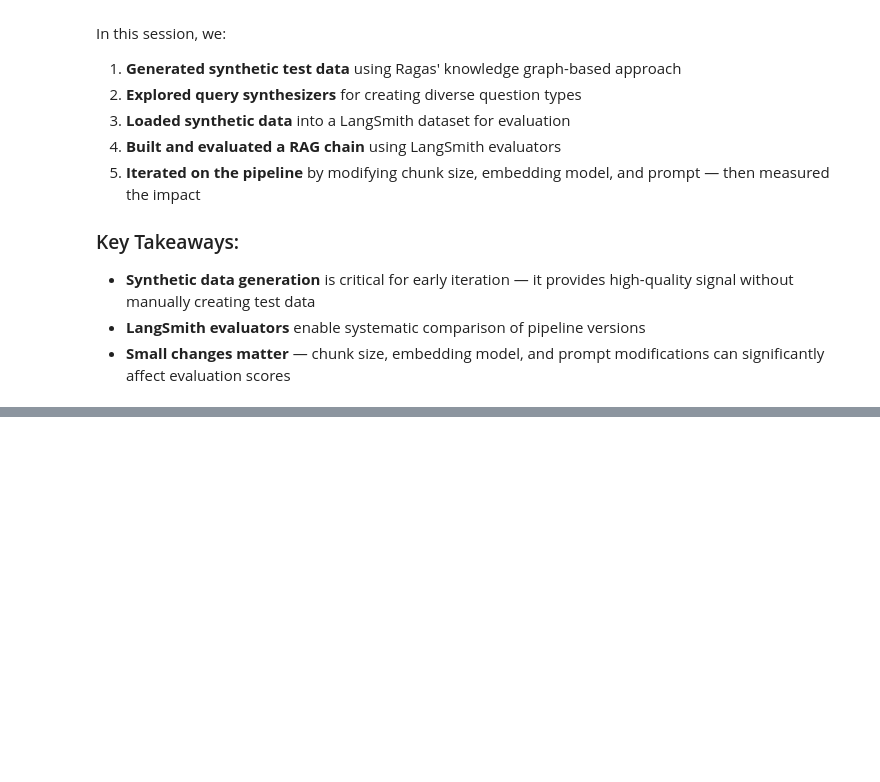
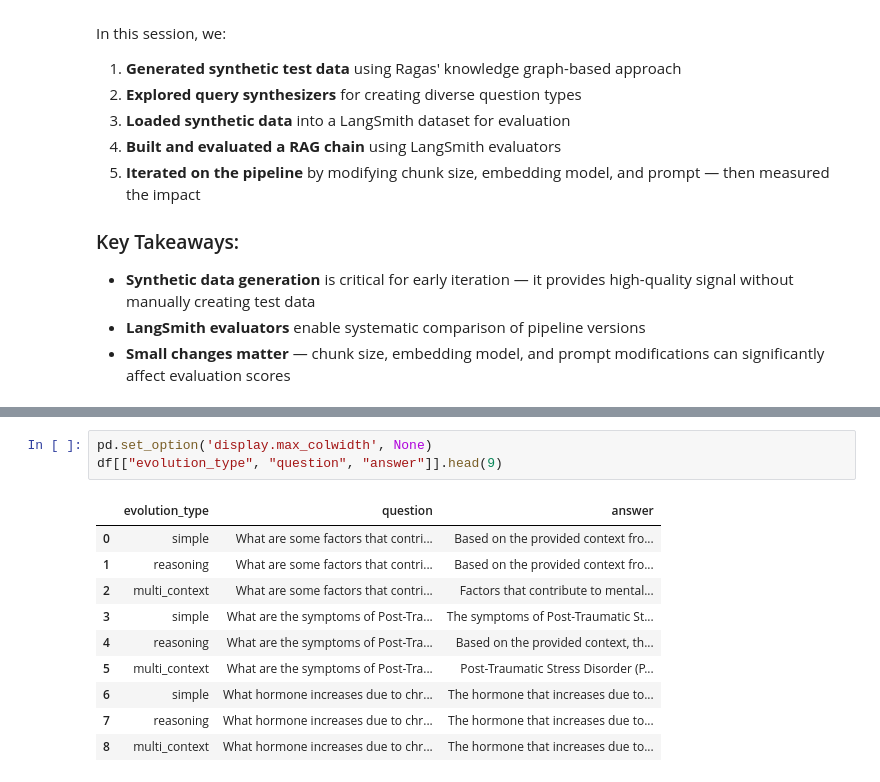
Before and after one commit to fox8991/AIE9, a Jupyter notebook: 09_Synthetic_Data_Generation_and_LangSmith/Synthetic_Data_Generation_RAGAS_&_LangSmith_Assignment.ipynb, the cells around one changed output, grey strips where cells are left out. Saved outputs shown, nothing was run; the diff lists cells and outputs as text; blank space fills up the shorter version.

```diff
--- a/09_Synthetic_Data_Generation_and_LangSmith/Synthetic_Data_Generation_RAGAS_&_LangSmith_Assignment.ipynb
+++ b/09_Synthetic_Data_Generation_and_LangSmith/Synthetic_Data_Generation_RAGAS_&_LangSmith_Assignment.ipynb
@@ -853,0 +1148,14 @@ In this session, we:
+# %%
+pd.set_option('display.max_colwidth', None)
+df[["evolution_type", "question", "answer"]].head(9)
+# %% [output]
+|  | evolution_type | question | answer |
+| 0 | simple | What are some factors that contri... | Based on the provided context fro... |
+| 1 | reasoning | What are some factors that contri... | Based on the provided context fro... |
+| 2 | multi_context | What are some factors that contri... | Factors that contribute to mental... |
+| 3 | simple | What are the symptoms of Post-Tra... | The symptoms of Post-Traumatic St... |
+| 4 | reasoning | What are the symptoms of Post-Tra... | Based on the provided context, th... |
+| 5 | multi_context | What are the symptoms of Post-Tra... | Post-Traumatic Stress Disorder (P... |
+| 6 | simple | What hormone increases due to chr... | The hormone that increases due to... |
+| 7 | reasoning | What hormone increases due to chr... | The hormone that increases due to... |
+| 8 | multi_context | What hormone increases due to chr... | The hormone that increases due to... |
```
Also changed, not shown: parts of 8 cells of this notebook.
